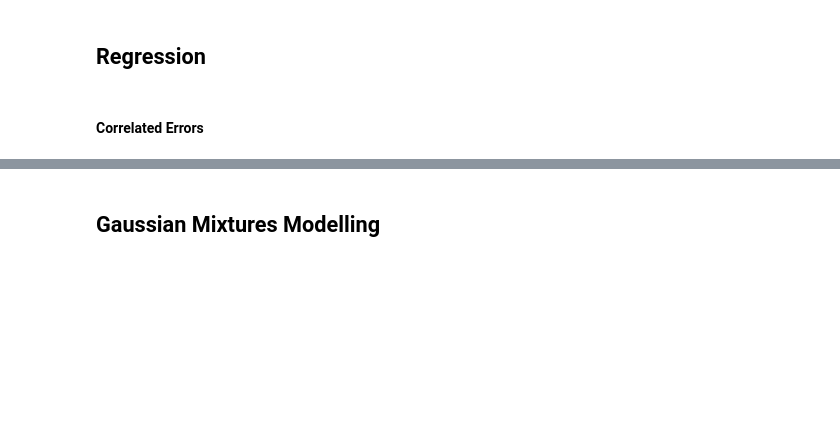
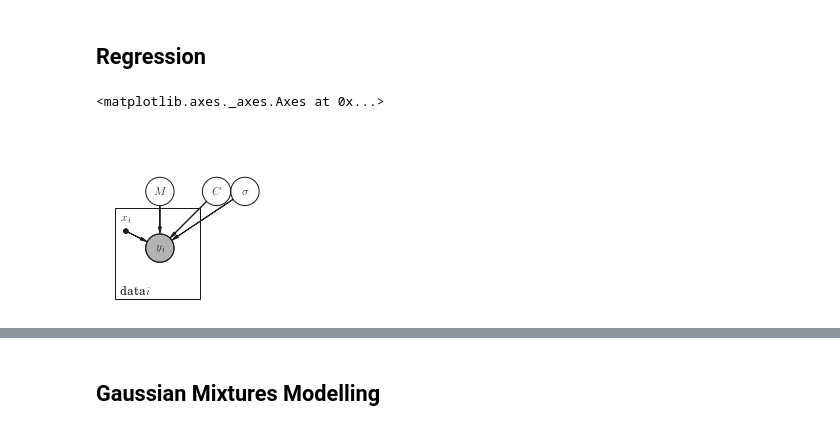
Before and after one commit to pdh21/SDAF, a Jupyter notebook: Week1/Hurley_Rooney.ipynb, the cells around one changed output, grey strips where cells are left out. Drawn from its saved outputs; the diff is of its cells as text; code cells hidden in the pictures; blank space fills up the shorter version.

```diff
--- a/Week1/Hurley_Rooney.ipynb
+++ b/Week1/Hurley_Rooney.ipynb
@@ -285,5 +307,29 @@ data = {'y':y}
 parameters = {"kappa", "xi", "psi", "alpha", "beta", "gamma", "pi"}
 # %% [markdown]
 ## Regression
-# %% [markdown]
-#### Correlated Errors
+# %%
+from matplotlib import rc
+%matplotlib inline
+rc("font", family="serif", size=12)
+rc("text", usetex=True)
+import daft
+
+#Set up plot space
+pgm = daft.PGM([3, 3], origin=[0, 0])
+pgm.add_plate(daft.Plate([0.2, 0.2, 1.5, 1.5], label=r"data$i$",
+    shift=-0.1))
+pgm.add_node(daft.Node("X", r"$x_i$", 0.4,1.3,fixed=True))
+pgm.add_node(daft.Node("Y", r"$y_i$", 1,1,observed=True))
+pgm.add_node(daft.Node("M", r"$M$", 1,2))
+pgm.add_node(daft.Node("C", r"$C$", 2,2))
+pgm.add_node(daft.Node("Sig", r"$\sigma$", 2.5,2))
+
+
+pgm.add_edge("X", "Y")
+pgm.add_edge("M", "Y")
+pgm.add_edge("C", "Y")
+pgm.add_edge("Sig", "Y")
+pgm.render()
+# %% [output]
+<matplotlib.axes._axes.Axes at 0x...>
+[figure, added]
```
Also changed, not shown: parts of 17 cells of this notebook.
